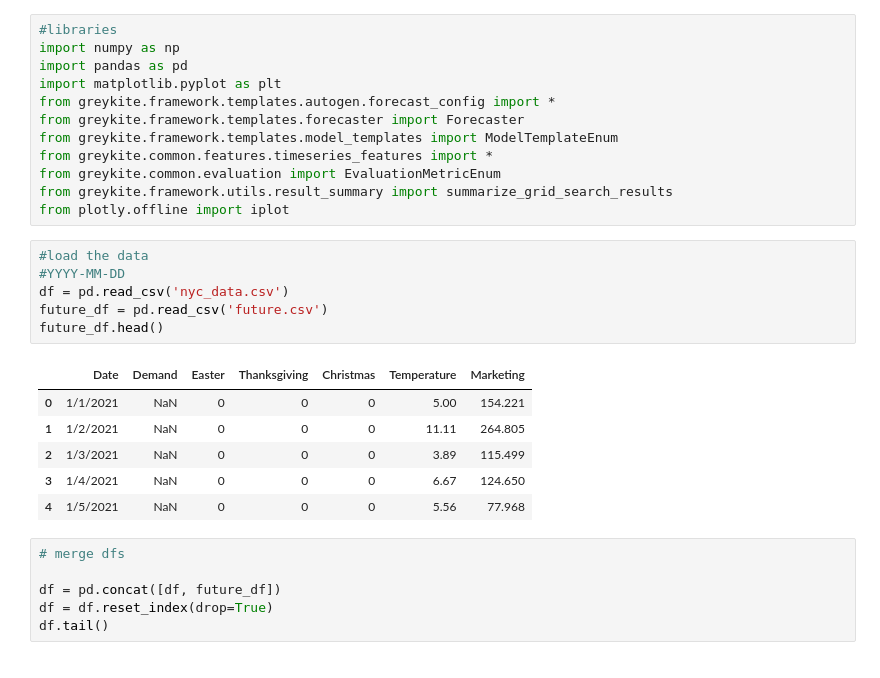
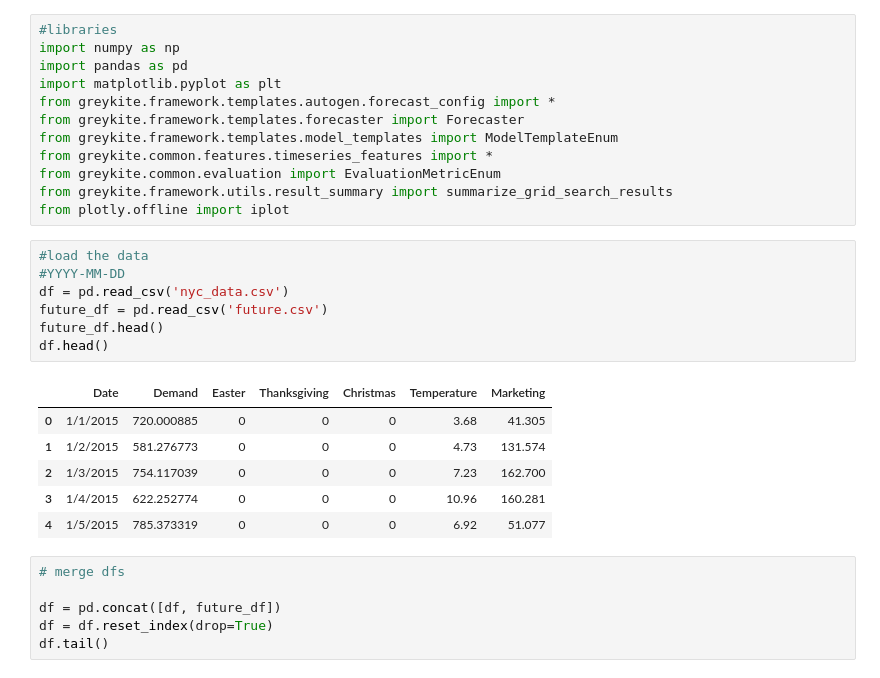
Before and after one commit to mrcruz117/linkedin-silverkite-forecast-templates, a Jupyter notebook: LinkedIn_Silverkite_Parameter_Tuning_Template.ipynb, the cells around one changed output. Cells and saved outputs as stored; diff of their text form.

```diff
--- a/LinkedIn_Silverkite_Parameter_Tuning_Template.ipynb
+++ b/LinkedIn_Silverkite_Parameter_Tuning_Template.ipynb
@@ -24,16 +24,17 @@ from plotly.offline import iplot
 # %%
 #load the data
 #YYYY-MM-DD
 df = pd.read_csv('nyc_data.csv')
 future_df = pd.read_csv('future.csv')
 future_df.head()
+df.head()
 # %% [output]
 |  | Date | Demand | Easter | Thanksgiving | Christmas | Temperature | Marketing |
-| 0 | 1/1/2021 | NaN | 0 | 0 | 0 | 5.00 | 154.221 |
-| 1 | 1/2/2021 | NaN | 0 | 0 | 0 | 11.11 | 264.805 |
-| 2 | 1/3/2021 | NaN | 0 | 0 | 0 | 3.89 | 115.499 |
-| 3 | 1/4/2021 | NaN | 0 | 0 | 0 | 6.67 | 124.650 |
-| 4 | 1/5/2021 | NaN | 0 | 0 | 0 | 5.56 | 77.968 |
+| 0 | 1/1/2015 | 720.000885 | 0 | 0 | 0 | 3.68 | 41.305 |
+| 1 | 1/2/2015 | 581.276773 | 0 | 0 | 0 | 4.73 | 131.574 |
+| 2 | 1/3/2015 | 754.117039 | 0 | 0 | 0 | 7.23 | 162.700 |
+| 3 | 1/4/2015 | 622.252774 | 0 | 0 | 0 | 10.96 | 160.281 |
+| 4 | 1/5/2015 | 785.373319 | 0 | 0 | 0 | 6.92 | 51.077 |
 # %%
 # merge dfs
 
```
Also changed, not shown: parts of 2 cells of this notebook.
